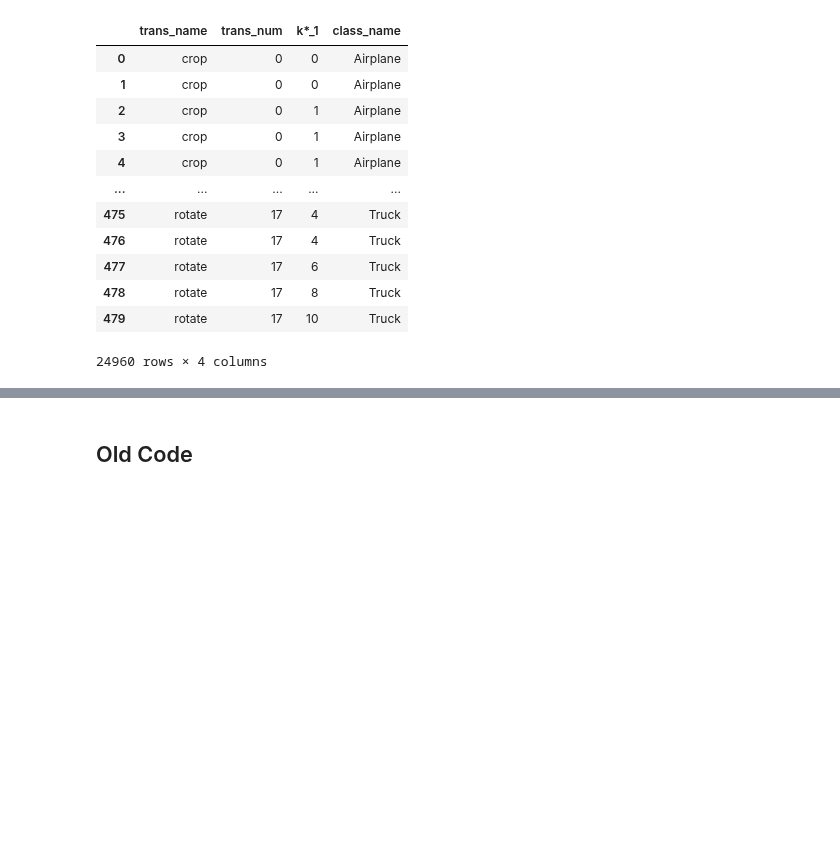
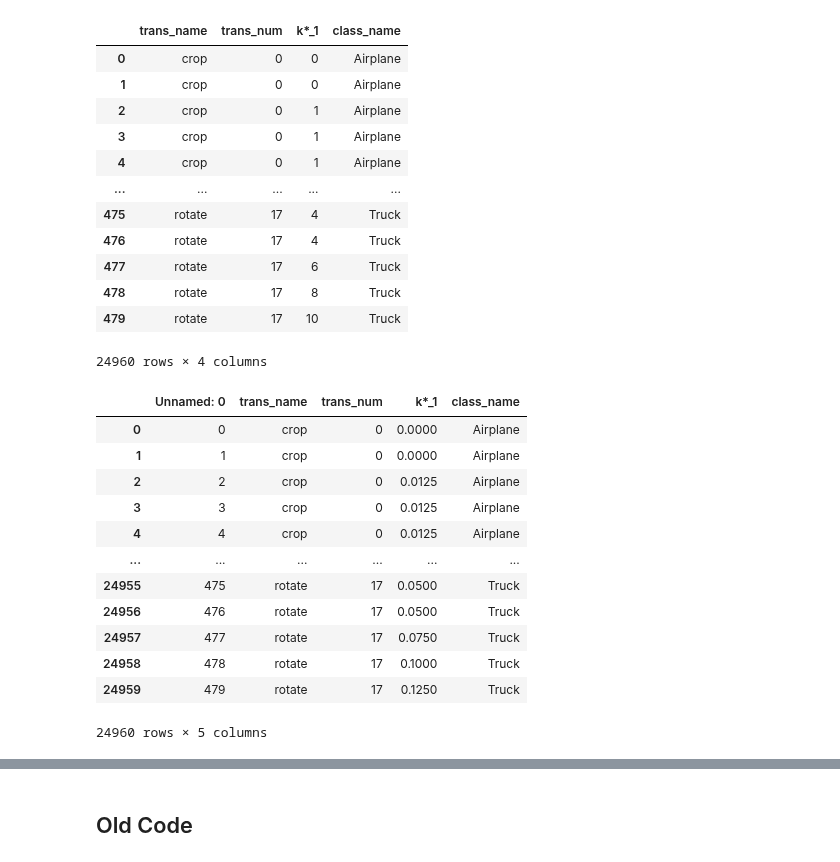
Before and after one commit to tatsuya-ai-engineer/k-Space, a Jupyter notebook: relplot.ipynb, the cells around one changed output, grey strips where cells are left out. Cells and saved outputs as stored; diff of their text form; code cells hidden in the pictures; blank space fills up the shorter version.

```diff
--- a/relplot.ipynb
+++ b/relplot.ipynb
@@ -43,12 +43,29 @@ sns.set()
 24960 rows × 4 columns
 # %%
 all_df = pd.read_csv('/content/all_k1_df.csv')
+all_df['k*_1'] = all_df['k*_1'] / 80
 
 trans_dict = {
     'crop': 22,
     'noise': 10,
     'rotate': 17,
 }
+
+all_df
+# %% [output]
+|  | Unnamed: 0 | trans_name | trans_num | k*_1 | class_name |
+| 0 | 0 | crop | 0 | 0.0000 | Airplane |
+| 1 | 1 | crop | 0 | 0.0000 | Airplane |
+| 2 | 2 | crop | 0 | 0.0125 | Airplane |
+| 3 | 3 | crop | 0 | 0.0125 | Airplane |
+| 4 | 4 | crop | 0 | 0.0125 | Airplane |
+| ... | ... | ... | ... | ... | ... |
+| 24955 | 475 | rotate | 17 | 0.0500 | Truck |
+| 24956 | 476 | rotate | 17 | 0.0500 | Truck |
+| 24957 | 477 | rotate | 17 | 0.0750 | Truck |
+| 24958 | 478 | rotate | 17 | 0.1000 | Truck |
+| 24959 | 479 | rotate | 17 | 0.1250 | Truck |
+24960 rows × 5 columns
 # %%
 titles = ['Image size after Crop', 'Alpha value of Gaussian noise', 'Counterclockwise Rotation angle']
 
```
Also changed, not shown: parts of 3 cells of this notebook.
